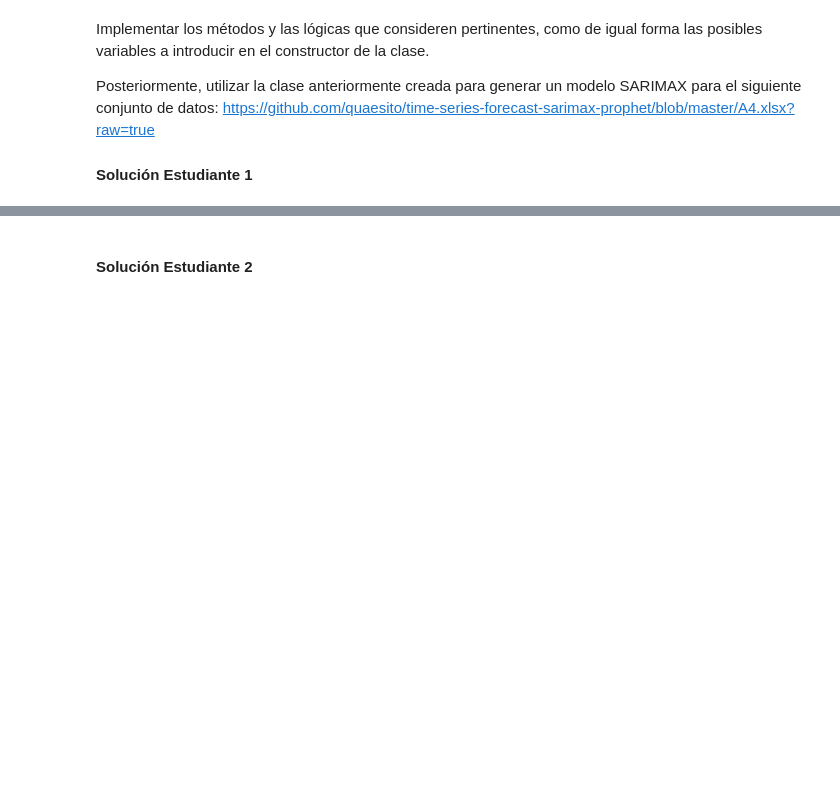
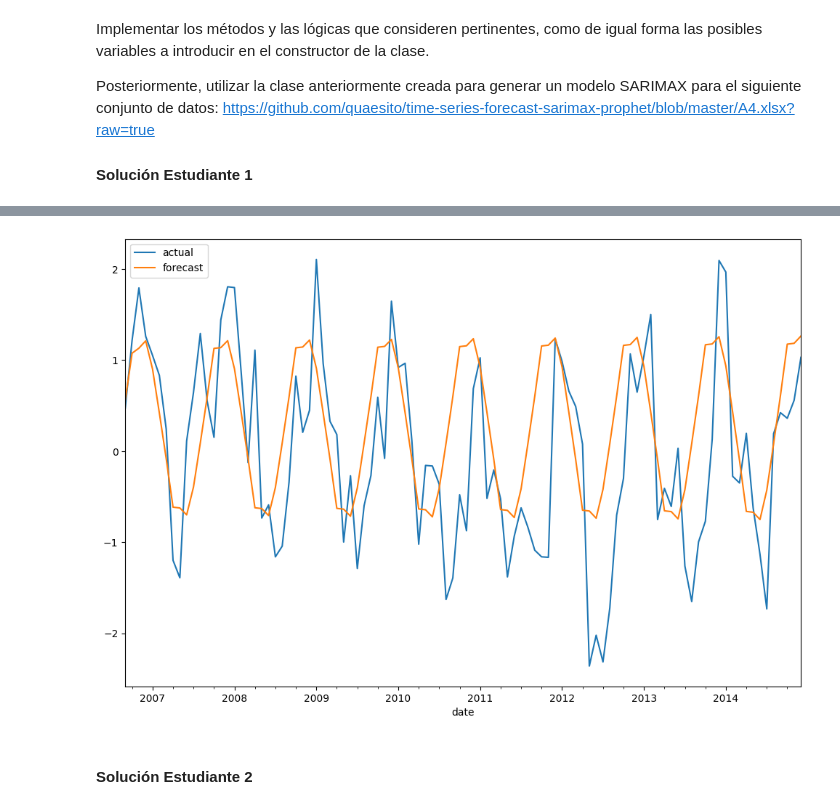
Before and after one commit to flavioherrada09/Tarea3_Herrada_Murguia, a Jupyter notebook: Tarea_3.ipynb, the cells around one changed output, grey strips where cells are left out. Drawn from its saved outputs; the diff is of its cells as text; code cells hidden in the pictures; blank space fills up the shorter version.

```diff
--- a/Tarea_3.ipynb
+++ b/Tarea_3.ipynb
@@ -266,6 +360,8 @@ posibleParams.head()
 # %%
-model.sarimax_model((2, 1, 0), (2, 0, 1, 6), 't')
+model.sarimax_model((2, 1, 1), (1, 0, 1, 6), 'n')
 model.predict(100)
+# %% [output]
+[figure, added]
 # %% [markdown]
 #### Solución Estudiante 2
 # %%
```
Also changed, not shown: parts of 12 cells of this notebook.
